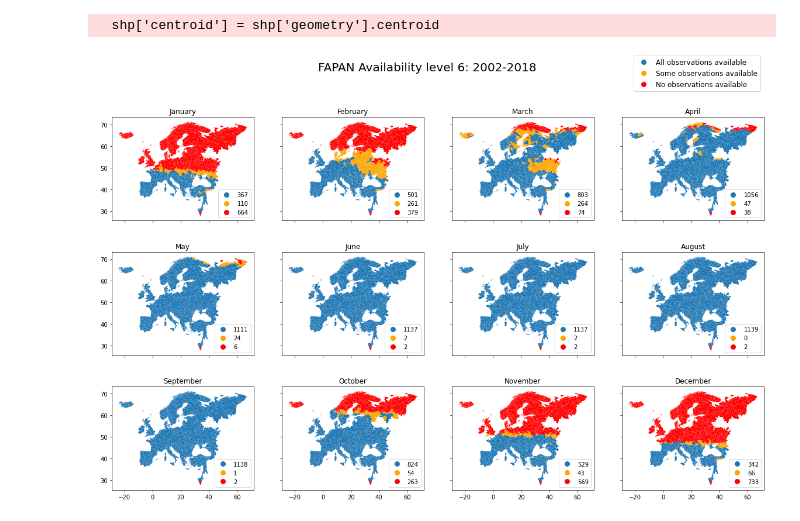
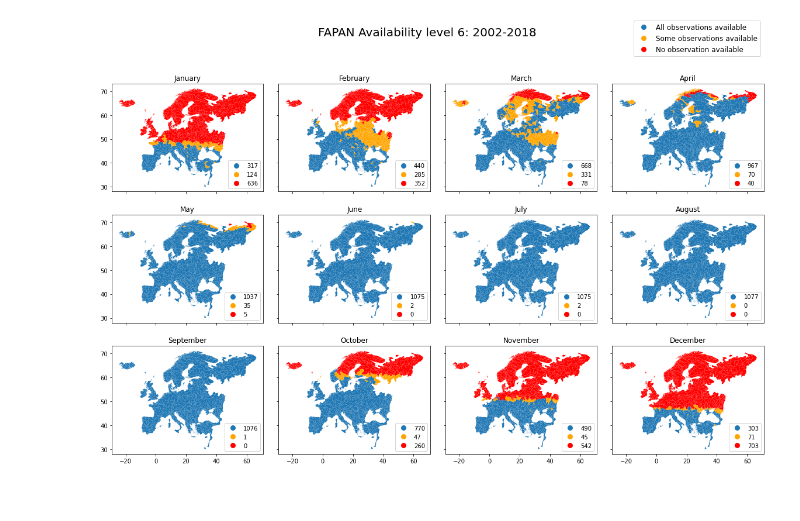
Before and after one commit to climateintelligence/Droughts, a Jupyter notebook: Andrés/notebooks/level 6/FAPAN_exploration_level_06.ipynb, the cells around one changed output. Saved outputs shown, nothing was run; the diff lists cells and outputs as text; code cells hidden in the pictures.

```diff
--- a/Andrés/notebooks/level 6/FAPAN_exploration_level_06.ipynb
+++ b/Andrés/notebooks/level 6/FAPAN_exploration_level_06.ipynb
@@ -16,0 +17,7 @@ df = pd.read_csv("../data/FAPAN_level_06.csv")
+# %%
+level = 6
+shp_path = f"../data/shapefiles/FAPAN_level_0{level}/FAPAN_level_0{level}_corrected.shp"
+df_path = f"../data/FAPAN_level_0{level}_corrected.csv"
+
+shp = gpd.read_file(shp_path)
+df = pd.read_csv(df_path)
@@ -17,5 +34,4 @@ df = pd.read_csv("../data/FAPAN_level_06.csv")
 # %%
-df = df.drop("SUBIDs", axis=1)
+#df = df.drop(["SUBIDs", "Common_Areas"], axis=1)
 df = df.rename(columns={"HYBAS_ID" : "SUBID"})
 shp = shp.rename(columns={"HYBAS_ID" : "SUBID"})
-df
@@ -36,20 +38,3 @@ df
-# %%
-# Calculate centroids
-shp['centroid'] = shp['geometry'].centroid
-
-# Extract latitude and longitude
-shp['LATITUDE'] = shp['centroid'].apply(lambda centroid: centroid.y)
-shp['LONGITUDE'] = shp['centroid'].apply(lambda centroid: centroid.x)
-
-# Drop the 'centroid' column if needed
-shp = shp.drop('centroid', axis=1)
-# %% [output]
-  shp['centroid'] = shp['geometry'].centroid
-# %%
-df.insert(1, 'x', shp['LONGITUDE'])
-#df['x'] = df['x'].astype(float)
-df.insert(2, 'y', shp['LATITUDE'])
-#df['y'] = df['y'].astype(float)
 # %%
 def select_columns_by_months(dataframe, selected_months):
     selected_columns = []
@@ -65,8 +50,11 @@ def select_columns_by_months(dataframe, selected_months):
 
     return filtered_dataframe
 # %%
-fig, axs = plt.subplots(3, 4, figsize=(20, 12), sharex=True, sharey=True,)
-fig.suptitle('FAPAN Availability level 6: 2002-2018', fontsize=20)
+fig, axs = plt.subplots(3, 4, figsize=(20, 12), sharex=True, sharey=True, constrained_layout=True)
+# Adjust the spacing between subplots
+plt.subplots_adjust(wspace=0.1, hspace=0.1)
+
+fig.suptitle(f'FAPAN Availability level {level}: 2002-2018', fontsize=20)
 colors = {'df_month_no_na': 'C0', 'df_month_some_na': 'orange', 'df_month_all_na': 'red'}
 
 progress_bar = tqdm(total=12, position=0, leave=True, smoothing=0)
@@ -81,33 +69,32 @@ for i in range(3):
         df_month_some_na = df_month[selected_columns.isnull().any(axis=1) & ~selected_columns.isnull().all(axis=1)]
         df_month_all_na = df_month[selected_columns.isnull().all(axis=1)]
 
         shp.plot(ax=axs[i][j], color=[colors.get('df_month_no_na') if subid in df_month_no_na['SUBID'].values
                                        else colors.get('df_month_some_na') if subid in df_month_some_na['SUBID'].values
                                        else colors.get('df_month_all_na') for subid in shp['SUBID']])
 
         month_name = calendar.month_name[k]
         axs[i][j].set_title(f'{month_name}', fontsize=12)
 
         # Count the occurrences of each color
         color_counts = [str(len(df_month_no_na)), str(len(df_month_some_na)), str(len(df_month_all_na))]
 
         axs[i][j].legend(handles=[plt.Line2D([0], [0], marker='o', color='w', markerfacecolor=color, markersize=10)
                                   for color in colors.values()],
                          labels=color_counts,
                          loc='lower right', fontsize=10)
 
         k += 1
         progress_bar.update(1)
 
 # Create a legend outside the loop for the last plot
 handles = [plt.Line2D([0], [0], marker='o', color='w', markerfacecolor=color, markersize=10) for color in colors.values()]
-labels = ['All observations available', 'Some observations available', 'No observations available']
+labels = ['All observations available', 'Some observations available', 'No observation available']
 fig.legend(handles=handles, labels=labels, loc='upper right', fontsize=12, bbox_to_anchor=(0.9, 1))
 
-#plt.subplots_adjust(left=0.05, right=0.95, bottom=0.05, top=0.9, wspace=0.3, hspace=0.3)
 
 #plt.savefig(fname='availability_each_month.png')
 
 plt.show()
 # %% [output]
-[figure, old version]
+[figure, new version]
```
Also changed, not shown: parts of 19 cells of this notebook, 17 other files.
